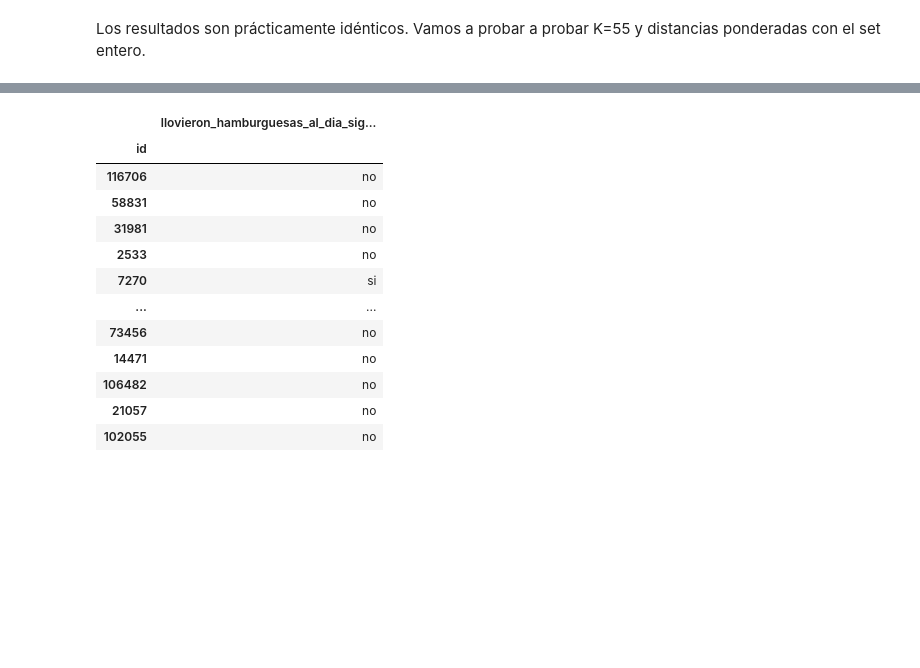
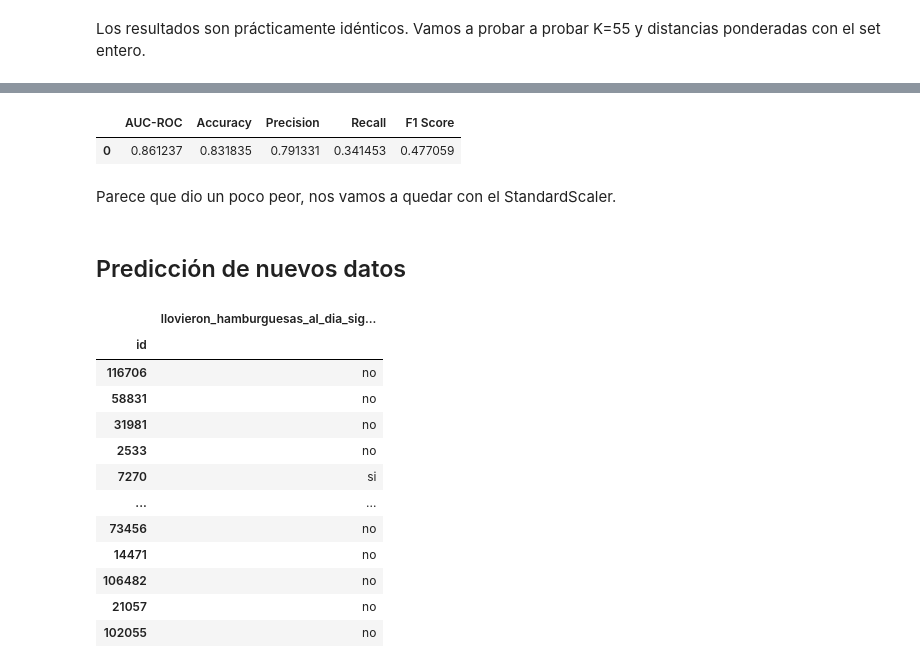
Before and after one commit to fdelu/orga-de-datos, a Jupyter notebook: parte_2/KNN.ipynb, the cells around one changed output, grey strips where cells are left out. Drawn from its saved outputs; the diff is of its cells as text; code cells hidden in the pictures; blank space fills up the shorter version.

```diff
--- a/parte_2/KNN.ipynb
+++ b/parte_2/KNN.ipynb
@@ -189,3 +189,29 @@ Como dieron lo mismo, vamos a usar el primero para predecir.
+# %%
+initialize_dataset()
+
+df_features = pd.read_csv("datasets/df_features.csv", low_memory = False, index_col = "id")
+df_target = pd.read_csv("datasets/df_target.csv", low_memory = False, index_col = "id")
+
+common(df_features, df_target)
+viento_trigonometrico(df_features)
+df_features = hashing_trick(df_features, 24, "barrio")
+pipe3 = iterative_imputer()
+pipe3 = minmax(pipe3)
+
+X_train, X_test, Y_train, Y_test = train_test_split(df_features, df_target, test_size = 0.20, random_state = 123)
+# %%
+pipe3.steps.append(['knn', KNeighborsClassifier(n_neighbors = 55, weights='distance')])
+
+pipe3.fit(X_train, Y_train.values.ravel())
+
+metrics_table(pipe3, X_test, Y_test.values.ravel())
+# %% [output]
+|  | AUC-ROC | Accuracy | Precision | Recall | F1 Score |
+| 0 | 0.861237 | 0.831835 | 0.791331 | 0.341453 | 0.477059 |
+# %% [markdown]
+Parece que dio un poco peor, nos vamos a quedar con el StandardScaler.
+# %% [markdown]
+## Predicción de nuevos datos
 # %%
 initialize_dataset()
 
```
Also changed, not shown: parts of 16 cells of this notebook, 2 other files.
